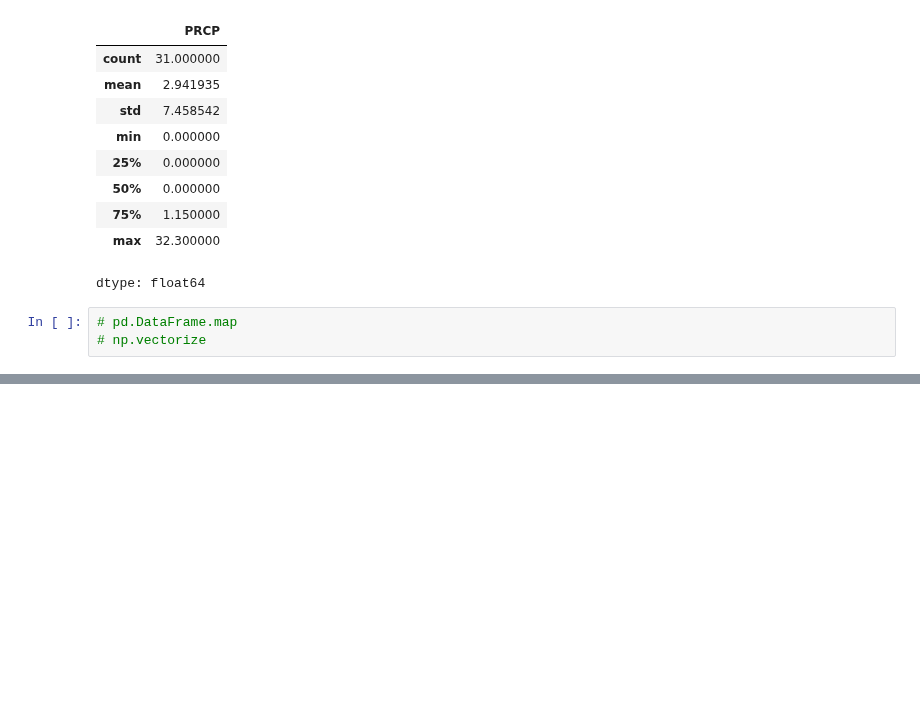
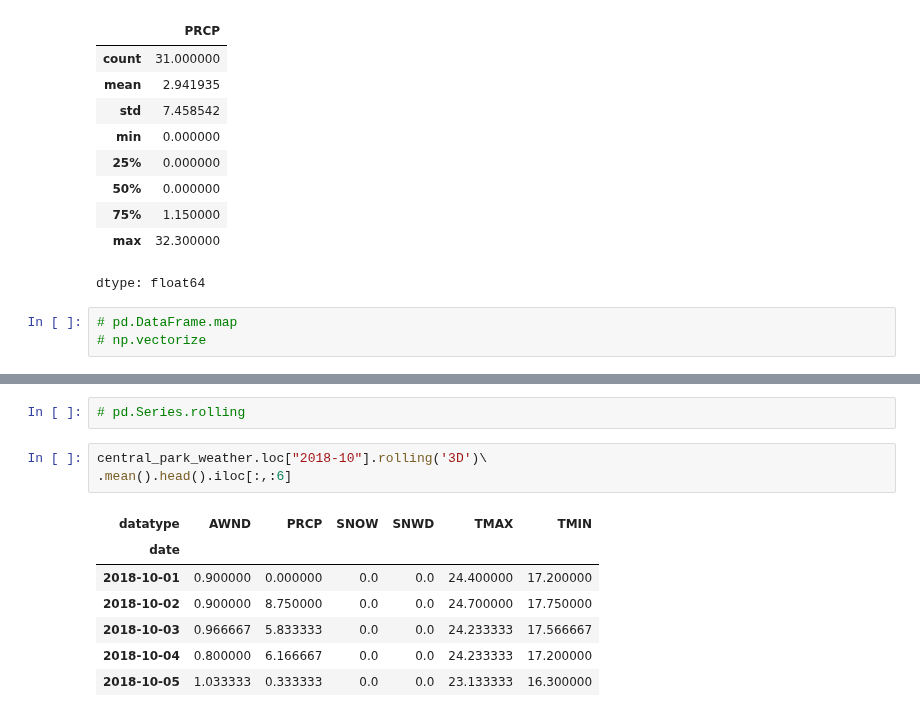
Before and after one commit to OfTheByteQuest/Data-Analytics-Learning-and-Projects, a Jupyter notebook: Chapter-4/Chapter_4.ipynb, the cells around one changed output, grey strips where cells are left out. Saved outputs shown, nothing was run; the diff lists cells and outputs as text; blank space fills up the shorter version.

```diff
--- a/Chapter-4/Chapter_4.ipynb
+++ b/Chapter-4/Chapter_4.ipynb
@@ -1102,0 +1160,13 @@ np.float64(1.0)
+# %%
+# pd.Series.rolling
+# %%
+central_park_weather.loc["2018-10"].rolling('3D')\
+.mean().head().iloc[:,:6]
+# %% [output]
+| datatype | AWND | PRCP | SNOW | SNWD | TMAX | TMIN |
+| date |  |  |  |  |  |  |
+| 2018-10-01 | 0.900000 | 0.000000 | 0.0 | 0.0 | 24.400000 | 17.200000 |
+| 2018-10-02 | 0.900000 | 8.750000 | 0.0 | 0.0 | 24.700000 | 17.750000 |
+| 2018-10-03 | 0.966667 | 5.833333 | 0.0 | 0.0 | 24.233333 | 17.566667 |
+| 2018-10-04 | 0.800000 | 6.166667 | 0.0 | 0.0 | 24.233333 | 17.200000 |
+| 2018-10-05 | 1.033333 | 0.333333 | 0.0 | 0.0 | 23.133333 | 16.300000 |
```
Also changed, not shown: parts of 10 cells of this notebook.
